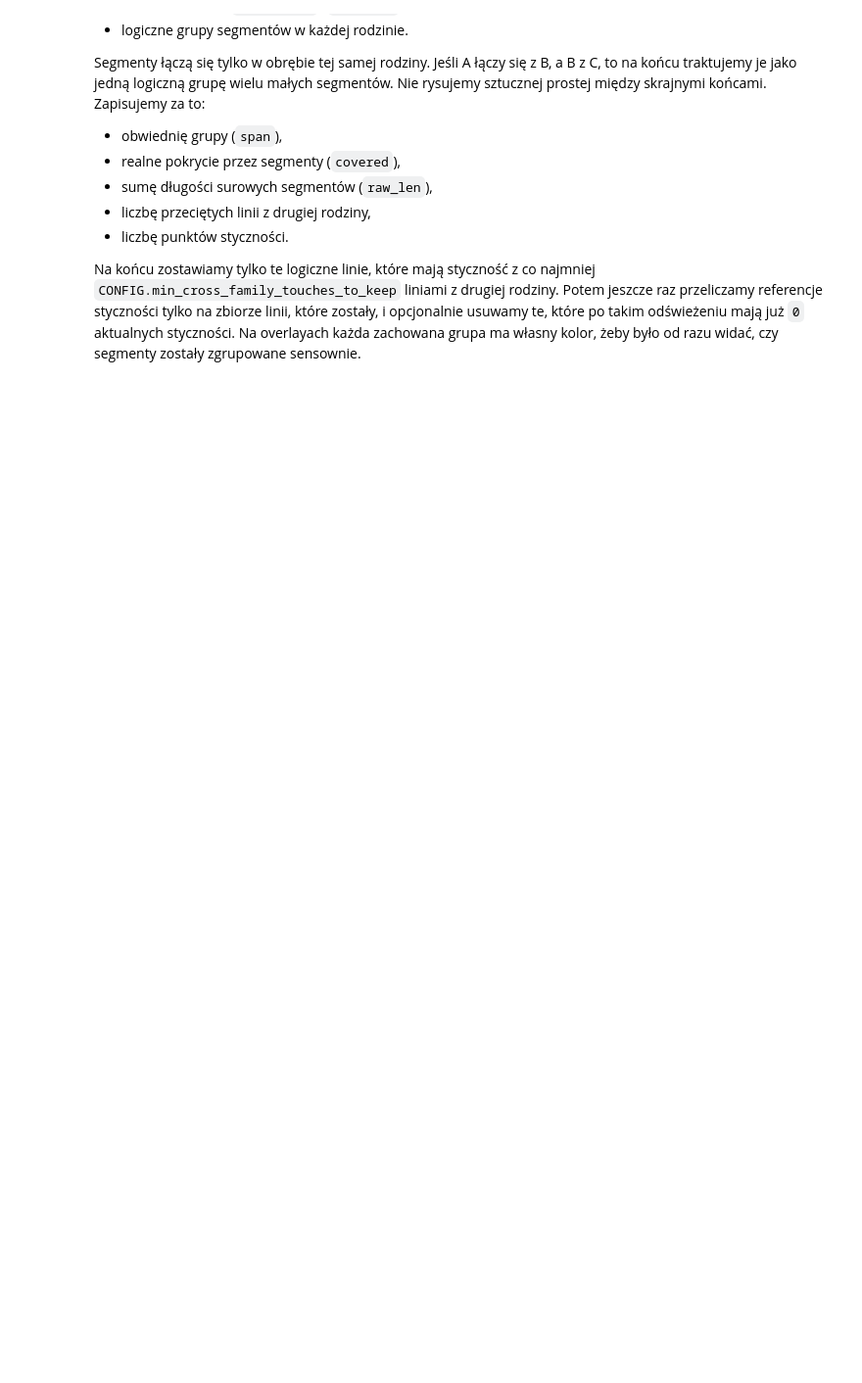
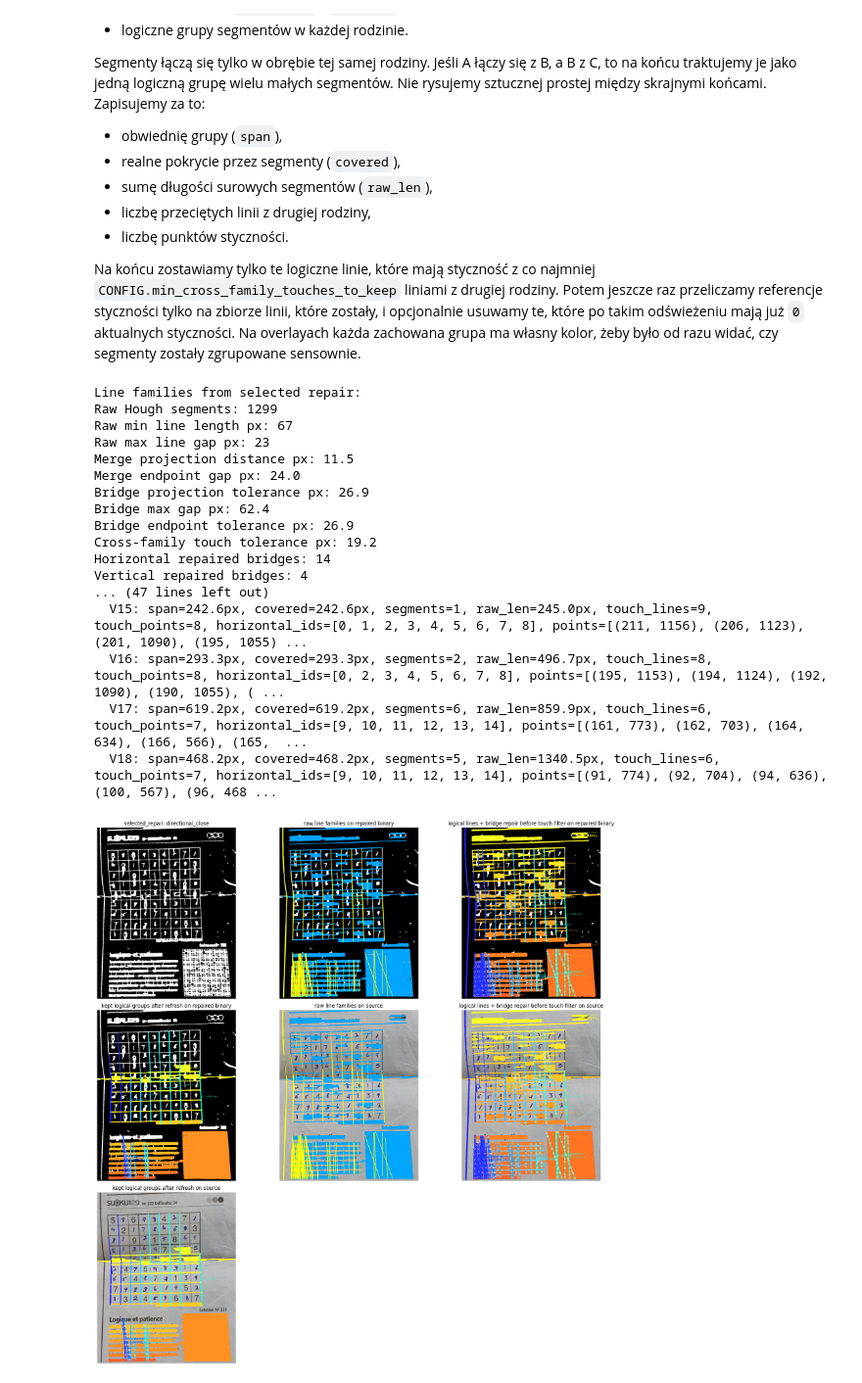
Before and after one commit to ML-Experts/sudoku, a Jupyter notebook: src/MachineLearning/draft/sudoku_board_threshold_experiment.ipynb, the cells around one changed output. Shown at 98% size. Cells and saved outputs as stored; diff of their text form; code cells hidden in the pictures; blank space fills up the shorter version.

```diff
--- a/src/MachineLearning/draft/sudoku_board_threshold_experiment.ipynb
+++ b/src/MachineLearning/draft/sudoku_board_threshold_experiment.ipynb
@@ -66,8 +66,8 @@ CONFIG = ExperimentConfig(
     # Delikatna kalibracja HoughLinesP: trochę łatwiej łapiemy krótsze segmenty
     # i pozwalamy na minimalnie większą lukę między ich częściami.
     raw_hough_threshold=32,
-    raw_min_line_length_ratio=0.05,
-    raw_max_line_gap_ratio=0.024,
+    raw_min_line_length_ratio=0.07,
+    raw_max_line_gap_ratio=0.014,
 )
 
 print(f"Repo root: {REPO_ROOT}")
@@ -90,7 +97,7 @@ Najprostszy workflow:
 
 Domyślnie **nie** stosujemy żadnej automatycznej korekcji orientacji. Chcemy zobaczyć obraz dokładnie takim, jaki trafia do pipeline'u.
 # %%
-IMAGE_PATH_INPUT = "/home/wojtek/projects/sudoku/examples/uploads/image1087.jpg"
+IMAGE_PATH_INPUT = "/home/wojtek/projects/sudoku/examples/uploads/image1067.jpg"
 # Przykład:
 # IMAGE_PATH_INPUT = "/home/wojtek/projects/sudoku/data/raw/boards/przyklad/board_01.jpg"
 # IMAGE_PATH_INPUT = "data/raw/boards/przyklad/board_01.jpg"
@@ -243,9 +305,14 @@ print(f"Raw min line length px: {line_family_result.raw_min_line_length_px}")
 print(f"Raw max line gap px: {line_family_result.raw_max_line_gap_px}")
 print(f"Merge projection distance px: {line_family_result.merge_projection_distance_px:.1f}")
 print(f"Merge endpoint gap px: {line_family_result.merge_endpoint_gap_px:.1f}")
+print(f"Bridge projection tolerance px: {line_family_result.bridge_projection_tolerance_px:.1f}")
+print(f"Bridge max gap px: {line_family_result.bridge_max_gap_px:.1f}")
+print(f"Bridge endpoint tolerance px: {line_family_result.bridge_endpoint_tolerance_px:.1f}")
 print(
     f"Cross-family touch tolerance px: {line_family_result.cross_family_touch_tolerance_px:.1f}"
 )
+print(f"Horizontal repaired bridges: {len(line_family_result.horizontal_bridges)}")
+print(f"Vertical repaired bridges: {len(line_family_result.vertical_bridges)}")
 print(f"Min cross-family touches to keep: {CONFIG.min_cross_family_touches_to_keep}")
 print(f"Drop zero-touch lines after refresh: {CONFIG.drop_zero_touch_lines_after_refresh}")
 print(
@@ -286,32 +353,51 @@ for line_index, merged_line in enumerate(line_family_result.horizontal_merged_li
         f"touch_lines={merged_line.touching_line_count}, "
         f"touch_points={merged_line.touching_point_count}, "
         f"vertical_ids={list(merged_line.touching_line_indices)}, "
         f"points={list(merged_line.touching_points)}"
     )
 print()
 print("Vertical kept logical groups:")
 for line_index, merged_line in enumerate(line_family_result.vertical_merged_lines):
     print(
         f"  V{line_index}: span={merged_line.span_length:.1f}px, "
         f"covered={merged_line.covered_length:.1f}px, "
         f"segments={merged_line.segment_count}, "
         f"raw_len={merged_line.total_segment_length:.1f}px, "
         f"touch_lines={merged_line.touching_line_count}, "
         f"touch_points={merged_line.touching_point_count}, "
         f"horizontal_ids={list(merged_line.touching_line_indices)}, "
         f"points={list(merged_line.touching_points)}"
     )
 
 plot_named_images(
     [
         (f"selected_repair: {SELECTED_REPAIR_NAME}", selected_repaired_binary, False),
         ("raw line families on repaired binary", binary_family_overlay, True),
-        ("logical lines before touch filter on repaired binary", binary_logical_overlay, True),
+        ("logical lines + bridge repair before touch filter on repaired binary", binary_logical_overlay, True),
         ("kept logical groups after refresh on repaired binary", binary_merged_overlay, True),
         ("raw line families on source", source_family_overlay, True),
-        ("logical lines before touch filter on source", source_logical_overlay, True),
+        ("logical lines + bridge repair before touch filter on source", source_logical_overlay, True),
         ("kept logical groups after refresh on source", source_merged_overlay, True),
     ],
     columns=3,
     figure_scale=6,
 )
+# %% [output]
+Line families from selected repair:
+Raw Hough segments: 1299
+Raw min line length px: 67
+Raw max line gap px: 23
+Merge projection distance px: 11.5
+Merge endpoint gap px: 24.0
+Bridge projection tolerance px: 26.9
+Bridge max gap px: 62.4
+Bridge endpoint tolerance px: 26.9
+Cross-family touch tolerance px: 19.2
+Horizontal repaired bridges: 14
+Vertical repaired bridges: 4
+... (47 lines left out)
+  V15: span=242.6px, covered=242.6px, segments=1, raw_len=245.0px, touch_lines=9, touch_points=8, horizontal_ids=[0, 1, 2, 3, 4, 5, 6, 7, 8], points=[(211, 1156), (206, 1123), (201, 1090), (195, 1055) ...
+  V16: span=293.3px, covered=293.3px, segments=2, raw_len=496.7px, touch_lines=8, touch_points=8, horizontal_ids=[0, 2, 3, 4, 5, 6, 7, 8], points=[(195, 1153), (194, 1124), (192, 1090), (190, 1055), ( ...
+  V17: span=619.2px, covered=619.2px, segments=6, raw_len=859.9px, touch_lines=6, touch_points=7, horizontal_ids=[9, 10, 11, 12, 13, 14], points=[(161, 773), (162, 703), (164, 634), (166, 566), (165,  ...
+  V18: span=468.2px, covered=468.2px, segments=5, raw_len=1340.5px, touch_lines=6, touch_points=7, horizontal_ids=[9, 10, 11, 12, 13, 14], points=[(91, 774), (92, 704), (94, 636), (100, 567), (96, 468 ...
+[figure, added]
```
Also changed, not shown: parts of 7 cells of this notebook, 4 other files.
